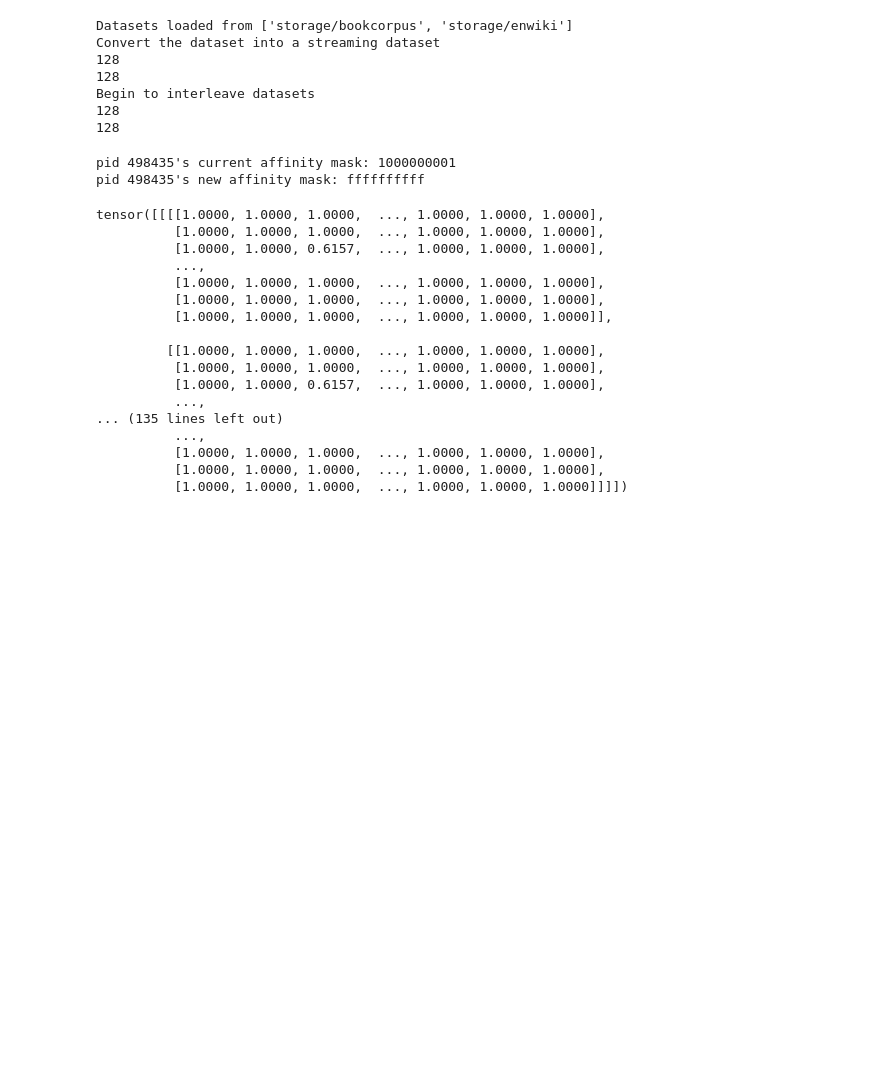
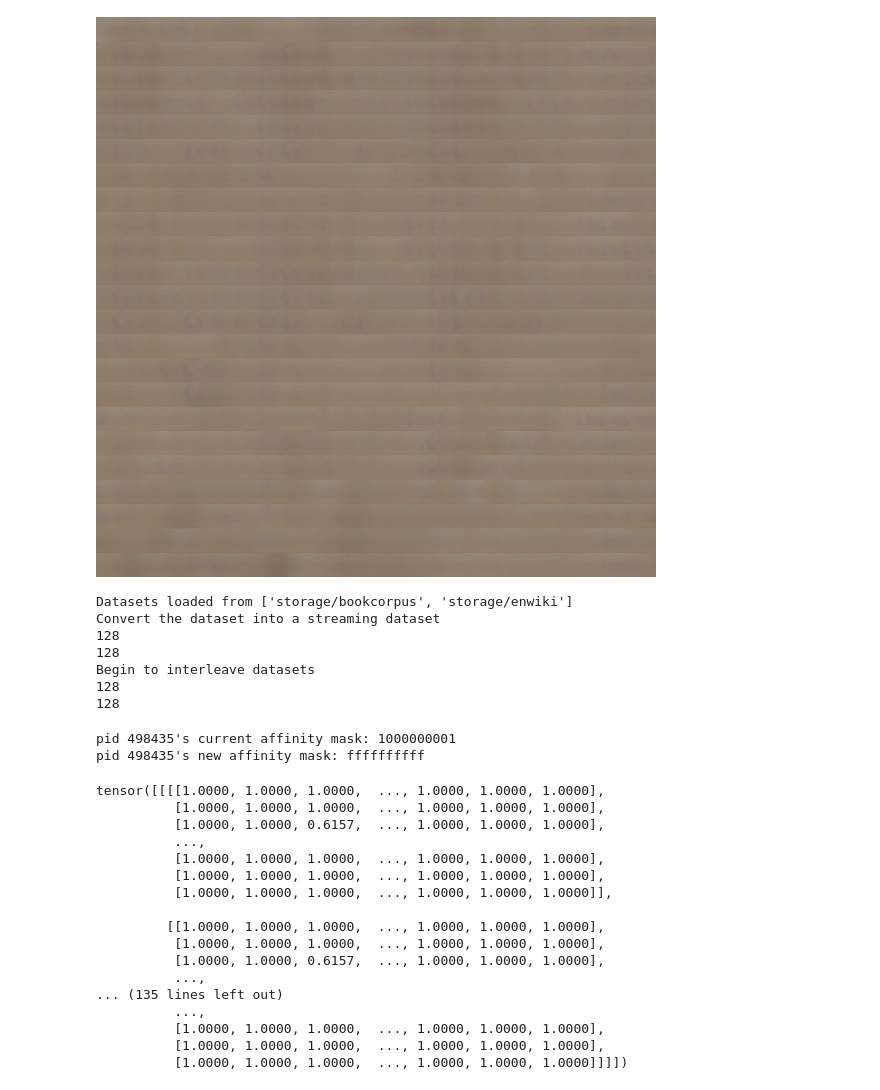
Before and after one commit to april-tools/pixar, a Jupyter notebook: parallel_render.ipynb, the cells around one changed output. Saved outputs shown, nothing was run; the diff lists cells and outputs as text; code cells hidden in the pictures; blank space fills up the shorter version.

```diff
--- a/parallel_render.ipynb
+++ b/parallel_render.ipynb
@@ -15,3 +32,7 @@ _ = init_render('storage/pixel-base')
+# %%
+rimg.squarelize().to_PIL()[0]
+# %% [output]
+[figure, added]
 # %%
 data_paths = ['storage/enwiki', 'storage/bookcorpus']
 loader = get_pixel_pretrain_dataloader(
```
Also changed, not shown: parts of 7 cells of this notebook, 4 other files.
